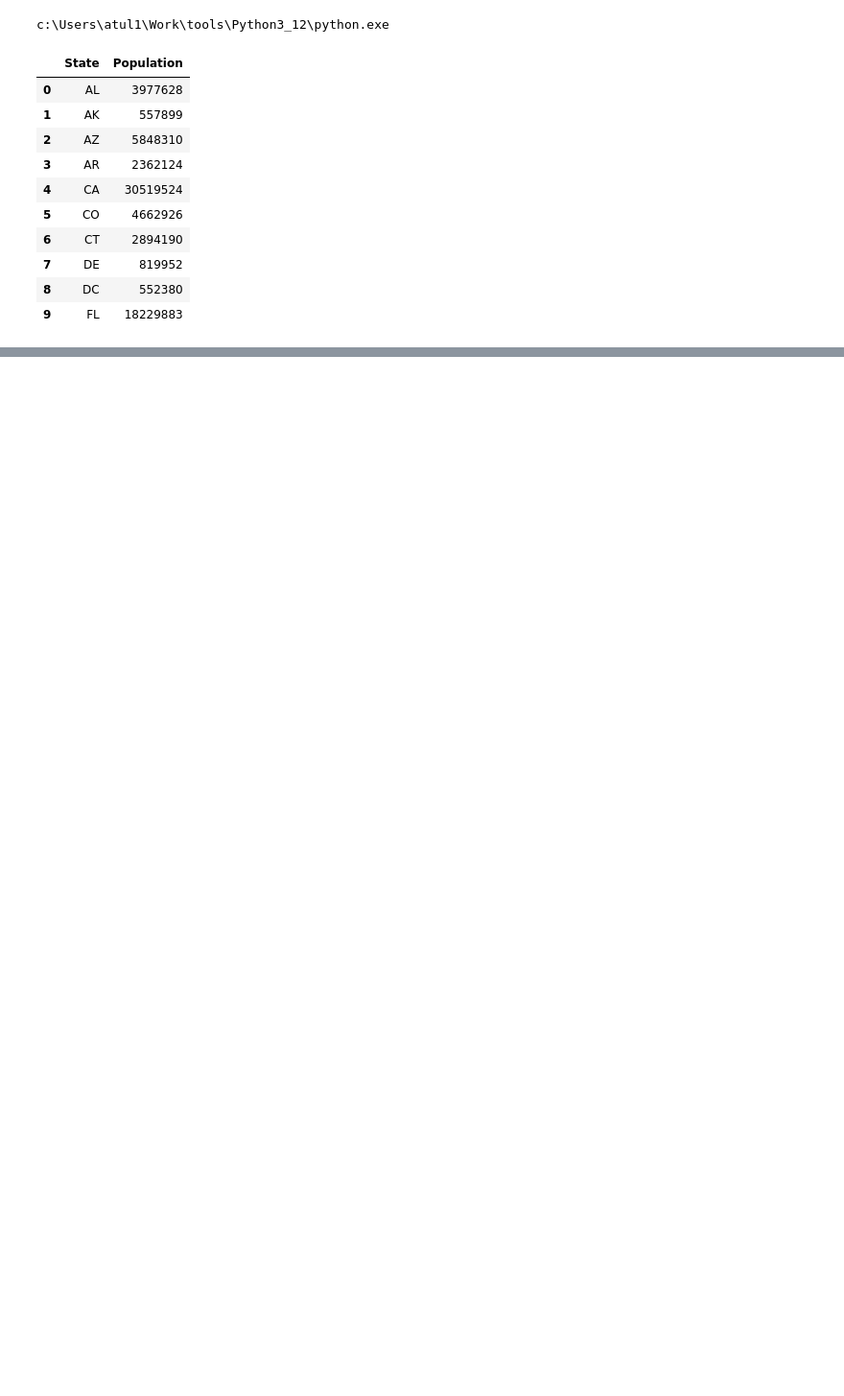
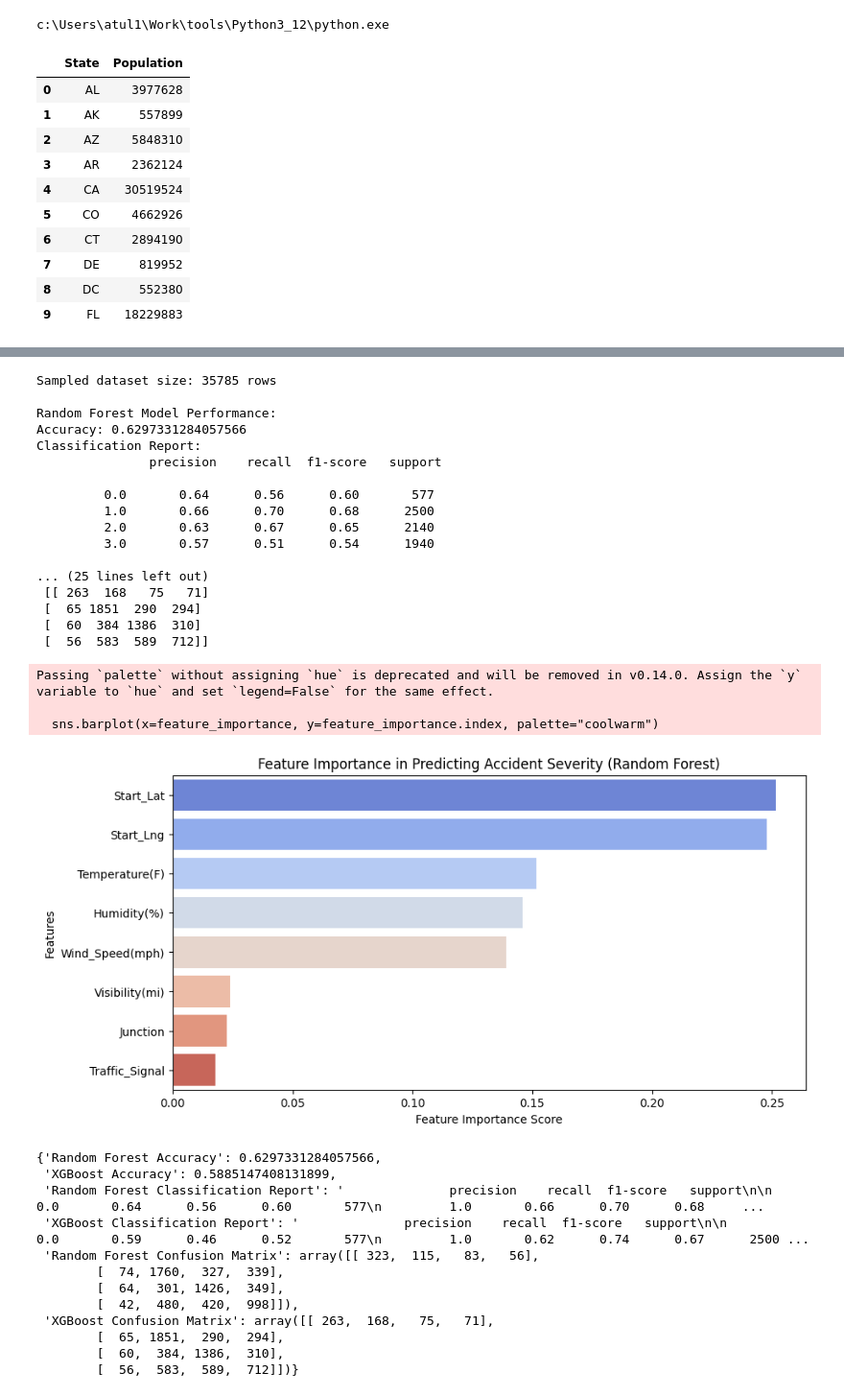
Before and after one commit to aaiprojects/aai-500-02, a Jupyter notebook: src/Florida_Accident_Data_Analysis.ipynb, the cells around one changed output, grey strips where cells are left out. Shown at 96% size. Cells and saved outputs as stored; diff of their text form; code cells hidden in the pictures; blank space fills up the shorter version.

```diff
--- a/src/Florida_Accident_Data_Analysis.ipynb
+++ b/src/Florida_Accident_Data_Analysis.ipynb
@@ -594,0 +483,36 @@ ny_data_frame = process_large_csv(ny_data_file, chunk_size)
+# %%
+accident_severity_prediction_sampled(fl_data_frame)
+# %% [output]
+Sampled dataset size: 35785 rows
+
+Random Forest Model Performance:
+Accuracy: 0.6297331284057566
+Classification Report:
+               precision    recall  f1-score   support
+
+         0.0       0.64      0.56      0.60       577
+         1.0       0.66      0.70      0.68      2500
+         2.0       0.63      0.67      0.65      2140
+         3.0       0.57      0.51      0.54      1940
+
+... (25 lines left out)
+ [[ 263  168   75   71]
+ [  65 1851  290  294]
+ [  60  384 1386  310]
+ [  56  583  589  712]]
+Passing `palette` without assigning `hue` is deprecated and will be removed in v0.14.0. Assign the `y` variable to `hue` and set `legend=False` for the same effect.
+
+  sns.barplot(x=feature_importance, y=feature_importance.index, palette="coolwarm")
+[figure, added]
+{'Random Forest Accuracy': 0.6297331284057566,
+ 'XGBoost Accuracy': 0.5885147408131899,
+ 'Random Forest Classification Report': '              precision    recall  f1-score   support\n\n         0.0       0.64      0.56      0.60       577\n         1.0       0.66      0.70      0.68     ...
+ 'XGBoost Classification Report': '              precision    recall  f1-score   support\n\n         0.0       0.59      0.46      0.52       577\n         1.0       0.62      0.74      0.67      2500 ...
+ 'Random Forest Confusion Matrix': array([[ 323,  115,   83,   56],
+        [  74, 1760,  327,  339],
+        [  64,  301, 1426,  349],
+        [  42,  480,  420,  998]]),
+ 'XGBoost Confusion Matrix': array([[ 263,  168,   75,   71],
+        [  65, 1851,  290,  294],
+        [  60,  384, 1386,  310],
+        [  56,  583,  589,  712]])}
```
Also changed, not shown: parts of 17 cells of this notebook.
